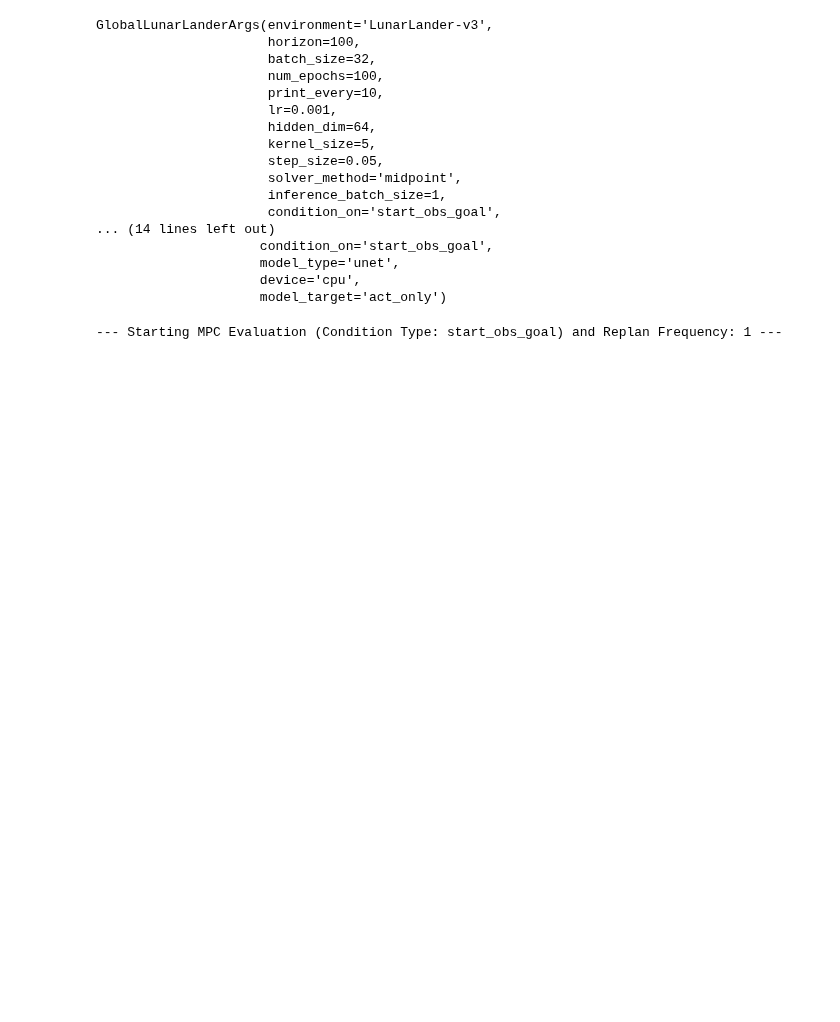
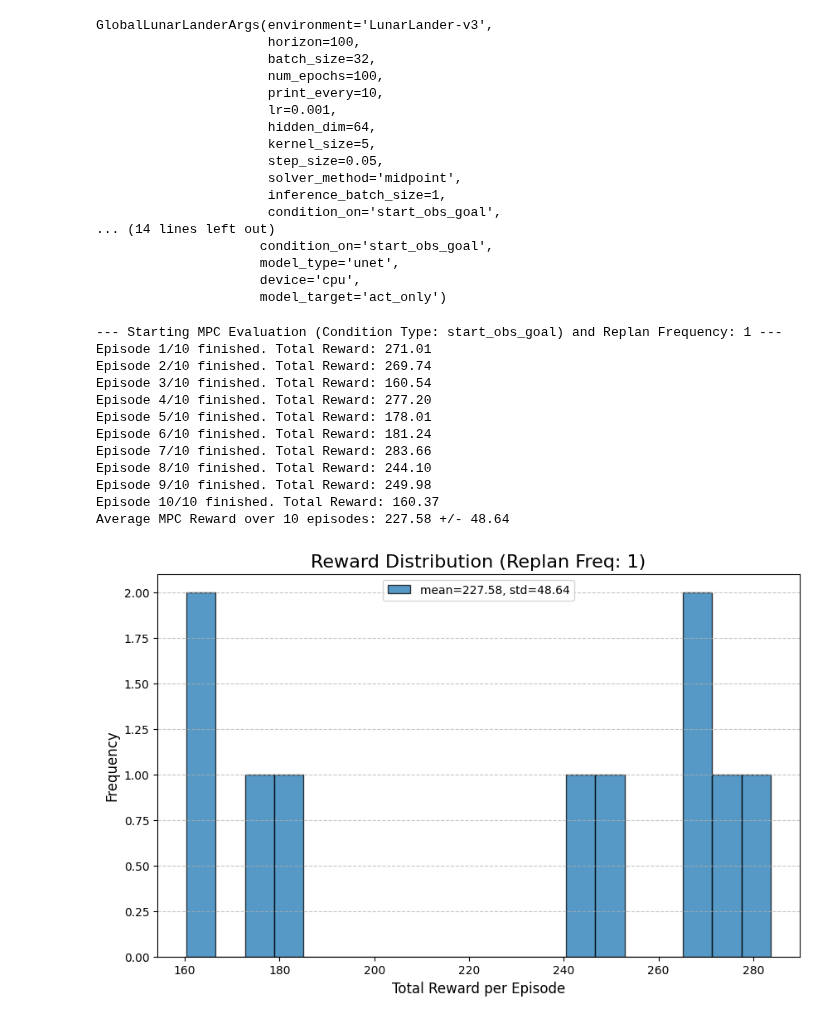
Before and after one commit to frankcholula/flow_planner, a Jupyter notebook: src/notebooks/hp.ipynb, the cells around one changed output. Drawn from its saved outputs; the diff is of its cells as text; code cells hidden in the pictures; blank space fills up the shorter version.

```diff
--- a/src/notebooks/hp.ipynb
+++ b/src/notebooks/hp.ipynb
@@ -445,17 +446,29 @@ class StatefulHierarchicalPlanner:
         return self.cached_obs_plan, act_plan
 # %%
 final_goal_state = torch.tensor([0, 0, 0, 0, 0, 0, 1, 1], dtype=torch.float32)
-hierarchical_planner = StatefulHierarchicalPlanner(global_planner, local_planner, global_replan_freq=10)
+hierarchical_planner = StatefulHierarchicalPlanner(global_planner, local_planner, global_replan_freq=20)
 rewards = evaluate_policy_mpc(
     env=env,
     planner_fn=hierarchical_planner,
     num_episodes=10,
     condition_type="start_obs_goal",
     goal_obs=final_goal_state,
     max_episode_length=300,
     replan_freq=1,
     render=False,
 )
 env.close()
 # %% [output]
 --- Starting MPC Evaluation (Condition Type: start_obs_goal) and Replan Frequency: 1 ---
+Episode 1/10 finished. Total Reward: 271.01
+Episode 2/10 finished. Total Reward: 269.74
+Episode 3/10 finished. Total Reward: 160.54
+Episode 4/10 finished. Total Reward: 277.20
+Episode 5/10 finished. Total Reward: 178.01
+Episode 6/10 finished. Total Reward: 181.24
+Episode 7/10 finished. Total Reward: 283.66
+Episode 8/10 finished. Total Reward: 244.10
+Episode 9/10 finished. Total Reward: 249.98
+Episode 10/10 finished. Total Reward: 160.37
+Average MPC Reward over 10 episodes: 227.58 +/- 48.64
+[figure, added]
```
Also changed, not shown: parts of 2 cells of this notebook.
